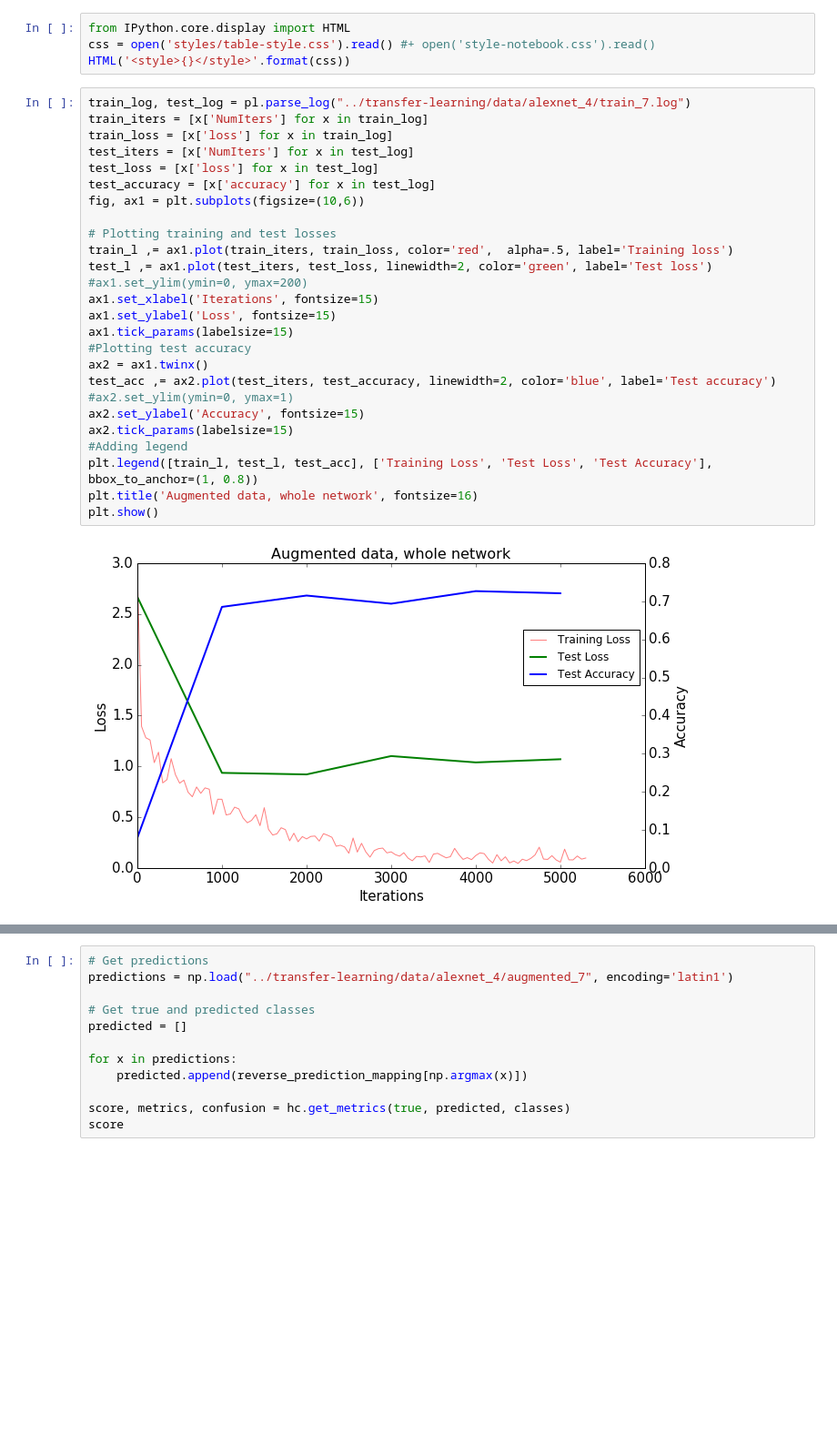
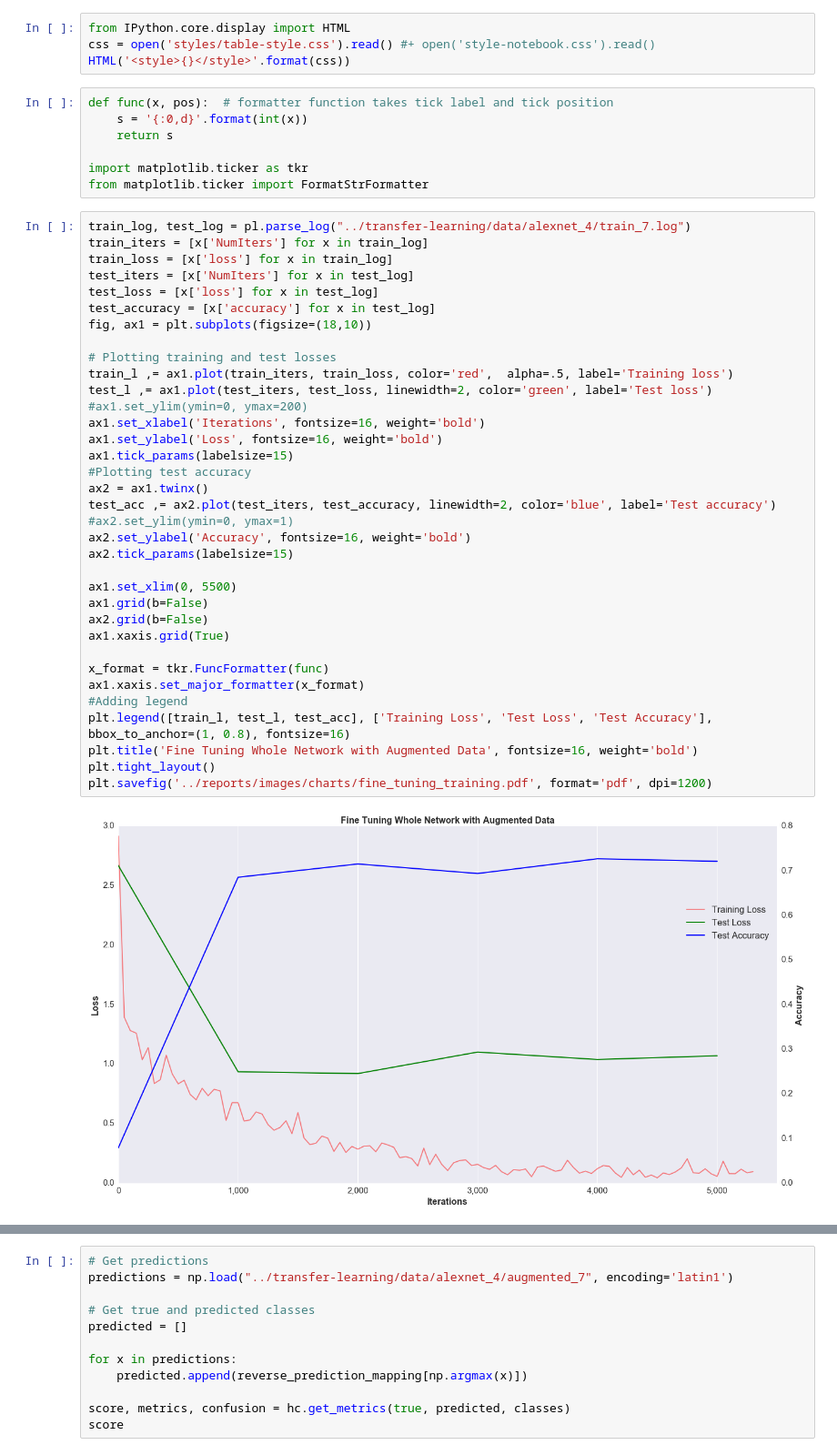
Before and after one commit to simonb83/DataScienceIntensive, a Jupyter notebook: capstone/notebooks/Best_fine_tuning.ipynb, the cells around one changed output, grey strips where cells are left out. Shown at 91% size. Drawn from its saved outputs; the diff is of its cells as text; blank space fills up the shorter version.

Commit message:
Generating graphs for report.

```diff
--- a/capstone/notebooks/Best_fine_tuning.ipynb
+++ b/capstone/notebooks/Best_fine_tuning.ipynb
@@ -51,34 +51,50 @@ import helpers.histogram_classifier as hc
 from IPython.core.display import HTML
 css = open('styles/table-style.css').read() #+ open('style-notebook.css').read()
 HTML('<style>{}</style>'.format(css))
+# %%
+def func(x, pos):  # formatter function takes tick label and tick position
+    s = '{:0,d}'.format(int(x))
+    return s
+
+import matplotlib.ticker as tkr
+from matplotlib.ticker import FormatStrFormatter
 # %%
 train_log, test_log = pl.parse_log("../transfer-learning/data/alexnet_4/train_7.log")
 train_iters = [x['NumIters'] for x in train_log]
 train_loss = [x['loss'] for x in train_log]
 test_iters = [x['NumIters'] for x in test_log]
 test_loss = [x['loss'] for x in test_log]
 test_accuracy = [x['accuracy'] for x in test_log]
-fig, ax1 = plt.subplots(figsize=(10,6))
+fig, ax1 = plt.subplots(figsize=(18,10))
 
 # Plotting training and test losses
 train_l ,= ax1.plot(train_iters, train_loss, color='red',  alpha=.5, label='Training loss')
 test_l ,= ax1.plot(test_iters, test_loss, linewidth=2, color='green', label='Test loss')
 #ax1.set_ylim(ymin=0, ymax=200)
-ax1.set_xlabel('Iterations', fontsize=15)
-ax1.set_ylabel('Loss', fontsize=15)
+ax1.set_xlabel('Iterations', fontsize=16, weight='bold')
+ax1.set_ylabel('Loss', fontsize=16, weight='bold')
 ax1.tick_params(labelsize=15)
 #Plotting test accuracy
 ax2 = ax1.twinx()
 test_acc ,= ax2.plot(test_iters, test_accuracy, linewidth=2, color='blue', label='Test accuracy')
 #ax2.set_ylim(ymin=0, ymax=1)
-ax2.set_ylabel('Accuracy', fontsize=15)
+ax2.set_ylabel('Accuracy', fontsize=16, weight='bold')
 ax2.tick_params(labelsize=15)
+
+ax1.set_xlim(0, 5500)
+ax1.grid(b=False)
+ax2.grid(b=False)
+ax1.xaxis.grid(True)
+
+x_format = tkr.FuncFormatter(func)
+ax1.xaxis.set_major_formatter(x_format)
 #Adding legend
-plt.legend([train_l, test_l, test_acc], ['Training Loss', 'Test Loss', 'Test Accuracy'],  bbox_to_anchor=(1, 0.8))
-plt.title('Augmented data, whole network', fontsize=16)
-plt.show()
+plt.legend([train_l, test_l, test_acc], ['Training Loss', 'Test Loss', 'Test Accuracy'],  bbox_to_anchor=(1, 0.8), fontsize=16)
+plt.title('Fine Tuning Whole Network with Augmented Data', fontsize=16, weight='bold')
+plt.tight_layout()
+plt.savefig('../reports/images/charts/fine_tuning_training.pdf', format='pdf', dpi=1200)
 # %% [output]
-[figure, old version]
+[figure, new version]
 # %%
 # Get true classes
 prediction_mapping = eval(open('../transfer-learning/data/alexnet_3/class_mapping.txt', 'r').read())
```
Also changed, not shown: parts of 16 cells of this notebook.
